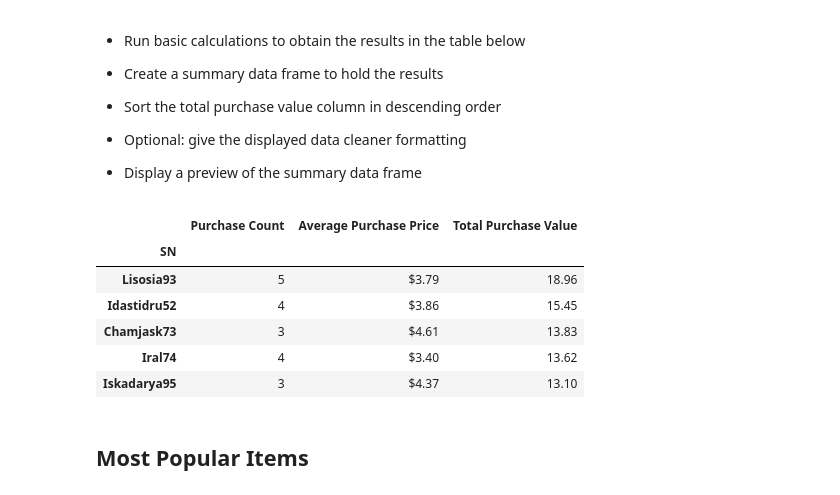
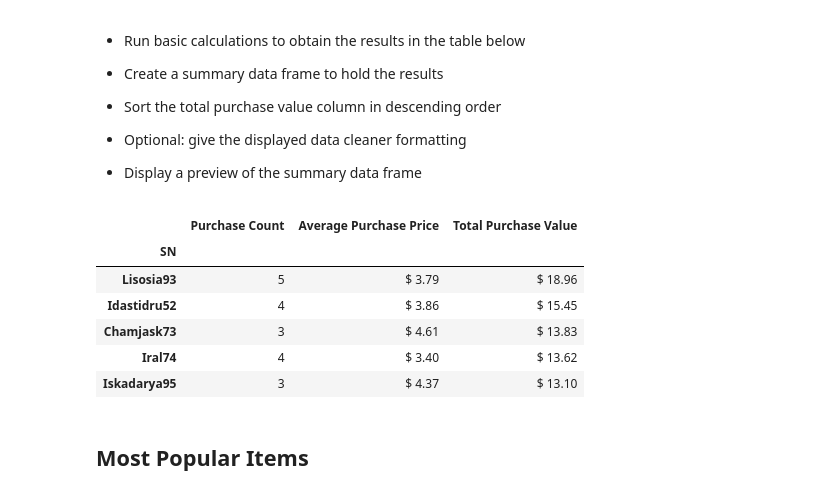
Before and after one commit to sheetalbongale/Pandas-Challenge, a Jupyter notebook: HeroesOfPymoli/HeroesOfPymoli_bySheetal.ipynb, the cells around one changed output. Cells and saved outputs as stored; diff of their text form; code cells hidden in the pictures.

Commit message:
Correct displayed table values after style format and sort

```diff
--- a/HeroesOfPymoli/HeroesOfPymoli_bySheetal.ipynb
+++ b/HeroesOfPymoli/HeroesOfPymoli_bySheetal.ipynb
@@ -245,23 +244,27 @@ purchase_analysis_age
 # %%
 # Find the Top Spenders
 group_by_sn = purchase_data.groupby(["SN"])
 top_spenders_df = pd.DataFrame({
     "Purchase Count" : group_by_sn["Purchase ID"].count(),
     "Average Purchase Price" : group_by_sn["Price"].mean(),
     "Total Purchase Value" : group_by_sn["Price"].sum(),
 })
 
-top_spenders_df[["Average Purchase Price"]] = top_spenders_df[["Average Purchase Price"]].applymap("${:,.2f}".format)
-#top_spenders_df[["Total Purchase Value"]] = top_spenders_df[["Total Purchase Value"]].applymap("${:,.2f}".format)
-top_spenders_df.sort_values("Total Purchase Value", ascending=False).head(5)
+# Format, sort and display
+top_spenders_df = (top_spenders_df.reset_index()
+                   .sort_values(by="Total Purchase Value",ascending=False)
+                   .set_index("SN")
+                   .head()
+                   .style.format({"Average Purchase Price":"${:20,.2f}", "Total Purchase Value":"${:20,.2f}"}))
+top_spenders_df
 # %% [output]
 |  | Purchase Count | Average Purchase Price | Total Purchase Value |
 | SN |  |  |  |
-| Lisosia93 | 5 | $3.79 | 18.96 |
-| Idastidru52 | 4 | $3.86 | 15.45 |
-| Chamjask73 | 3 | $4.61 | 13.83 |
-| Iral74 | 4 | $3.40 | 13.62 |
-| Iskadarya95 | 3 | $4.37 | 13.10 |
+| Lisosia93 | 5 | $ 3.79 | $ 18.96 |
+| Idastidru52 | 4 | $ 3.86 | $ 15.45 |
+| Chamjask73 | 3 | $ 4.61 | $ 13.83 |
+| Iral74 | 4 | $ 3.40 | $ 13.62 |
+| Iskadarya95 | 3 | $ 4.37 | $ 13.10 |
 # %% [markdown]
 ## Most Popular Items
 # %% [markdown]
```
Also changed, not shown: parts of 5 cells of this notebook.
